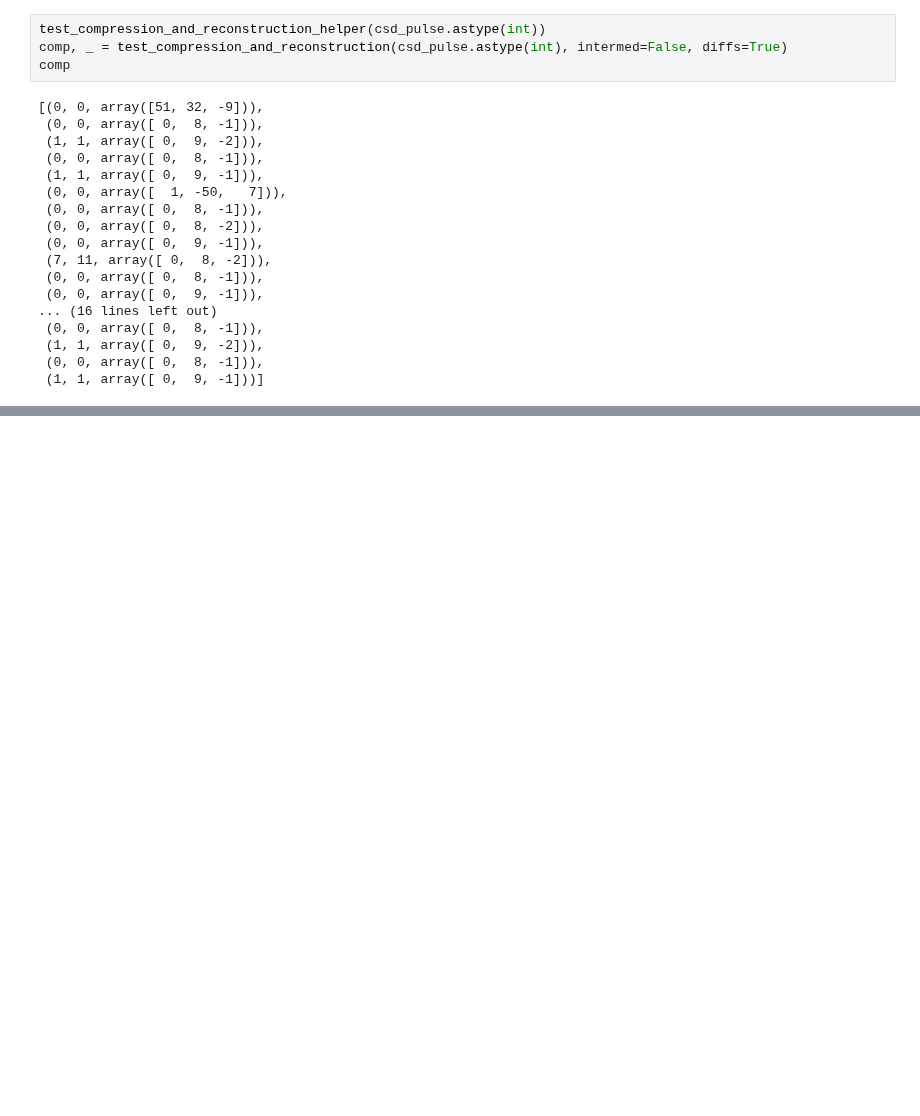
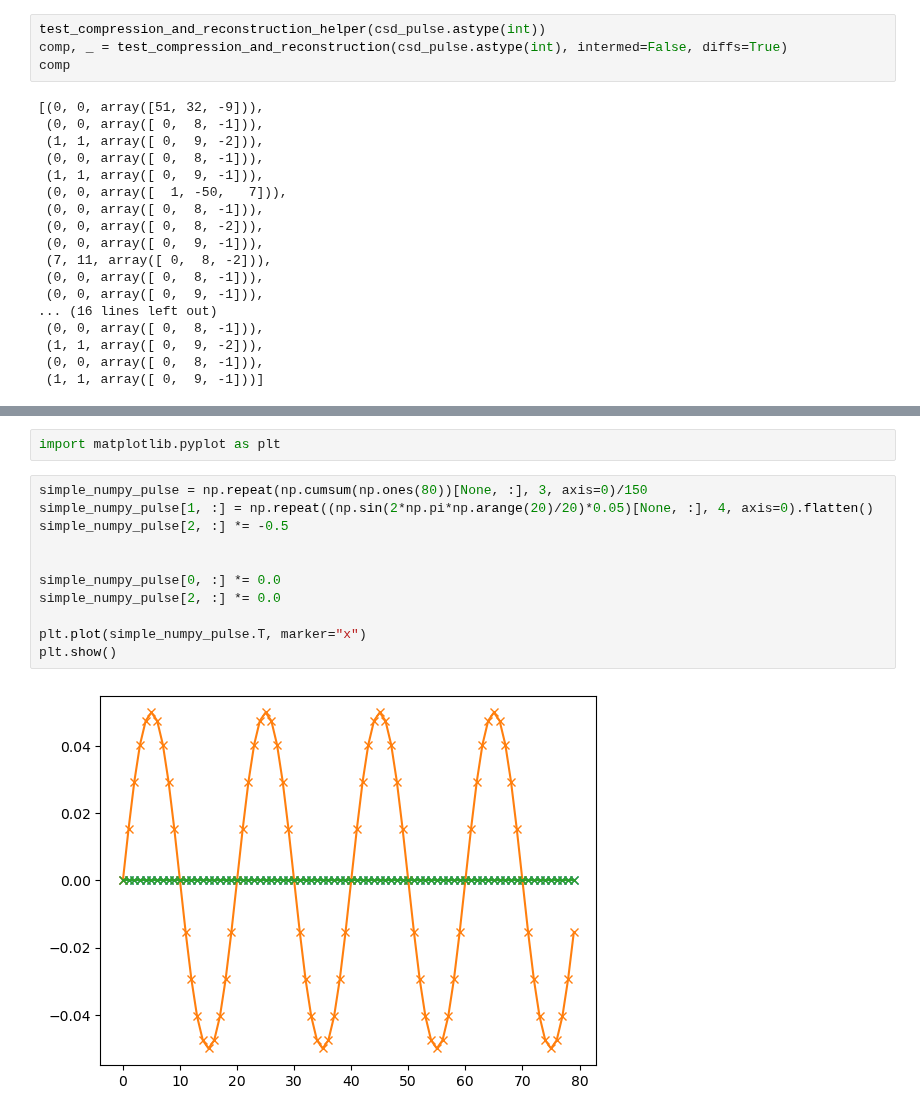
Before and after one commit to qutech/qupulse, a Jupyter notebook: qupulse/examples/DecadacProgramBuilder.ipynb, the cells around one changed output, grey strips where cells are left out. Cells and saved outputs as stored; diff of their text form; blank space fills up the shorter version.

```diff
--- a/qupulse/examples/DecadacProgramBuilder.ipynb
+++ b/qupulse/examples/DecadacProgramBuilder.ipynb
@@ -446,0 +674,15 @@ vg_csd_pulse.shape=(400, 2)
+# %%
+import matplotlib.pyplot as plt
+# %%
+simple_numpy_pulse = np.repeat(np.cumsum(np.ones(80))[None, :], 3, axis=0)/150
+simple_numpy_pulse[1, :] = np.repeat((np.sin(2*np.pi*np.arange(20)/20)*0.05)[None, :], 4, axis=0).flatten()
+simple_numpy_pulse[2, :] *= -0.5
+
+
+simple_numpy_pulse[0, :] *= 0.0
+simple_numpy_pulse[2, :] *= 0.0
+
+plt.plot(simple_numpy_pulse.T, marker="x")
+plt.show()
+# %% [output]
+[figure, added]
```
Also changed, not shown: parts of 27 cells of this notebook, 2 other files.
